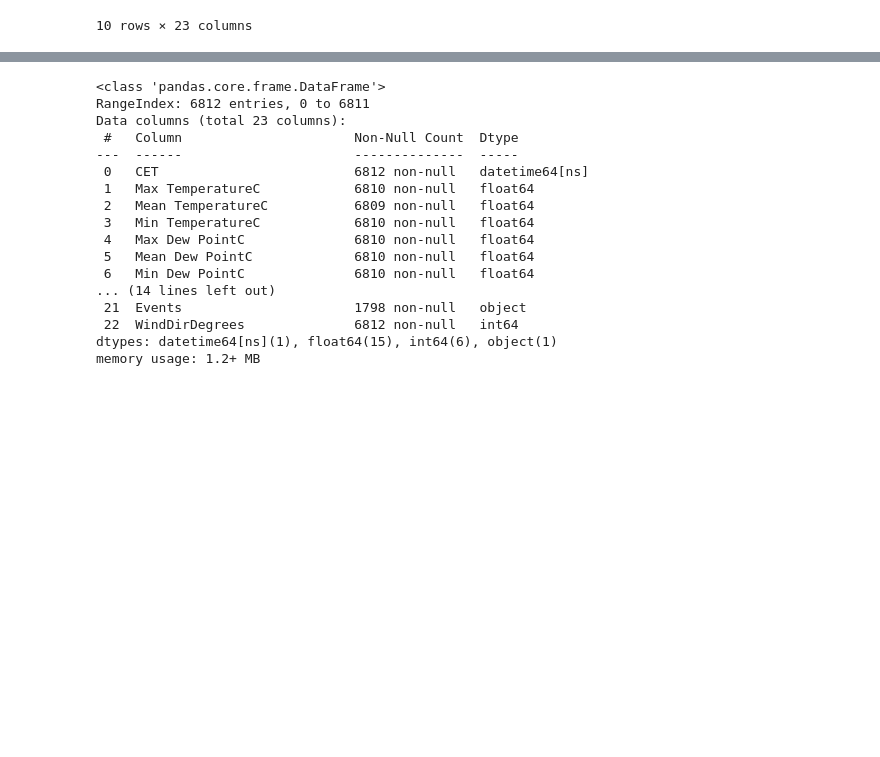
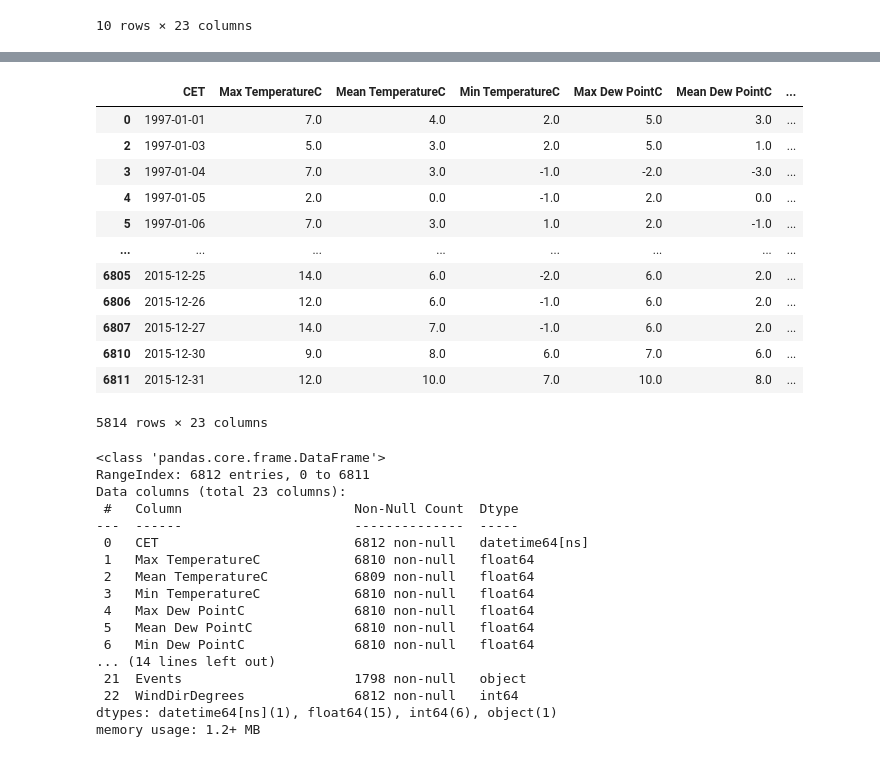
Before and after one commit to nnyPRO/Daily_Weather, a Jupyter notebook: code/Ta.ipynb, the cells around one changed output, grey strips where cells are left out. Drawn from its saved outputs; the diff is of its cells as text; code cells hidden in the pictures; blank space fills up the shorter version.

```diff
--- a/code/Ta.ipynb
+++ b/code/Ta.ipynb
@@ -102,3 +128,19 @@ data['CET'] = pd.to_datetime(data['CET'])
+# %%
+data[data.isnull().any(axis=1)]
+# %% [output]
+|  | CET | Max TemperatureC | Mean TemperatureC | Min TemperatureC | Max Dew PointC | Mean Dew PointC | ... |
+| 0 | 1997-01-01 | 7.0 | 4.0 | 2.0 | 5.0 | 3.0 | ... |
+| 2 | 1997-01-03 | 5.0 | 3.0 | 2.0 | 5.0 | 1.0 | ... |
+| 3 | 1997-01-04 | 7.0 | 3.0 | -1.0 | -2.0 | -3.0 | ... |
+| 4 | 1997-01-05 | 2.0 | 0.0 | -1.0 | 2.0 | 0.0 | ... |
+| 5 | 1997-01-06 | 7.0 | 3.0 | 1.0 | 2.0 | -1.0 | ... |
+| ... | ... | ... | ... | ... | ... | ... | ... |
+| 6805 | 2015-12-25 | 14.0 | 6.0 | -2.0 | 6.0 | 2.0 | ... |
+| 6806 | 2015-12-26 | 12.0 | 6.0 | -1.0 | 6.0 | 2.0 | ... |
+| 6807 | 2015-12-27 | 14.0 | 7.0 | -1.0 | 6.0 | 2.0 | ... |
+| 6810 | 2015-12-30 | 9.0 | 8.0 | 6.0 | 7.0 | 6.0 | ... |
+| 6811 | 2015-12-31 | 12.0 | 10.0 | 7.0 | 10.0 | 8.0 | ... |
+5814 rows × 23 columns
 # %%
 data.info()
 # %% [output]
```
Also changed, not shown: parts of 12 cells of this notebook, 1 other file.
